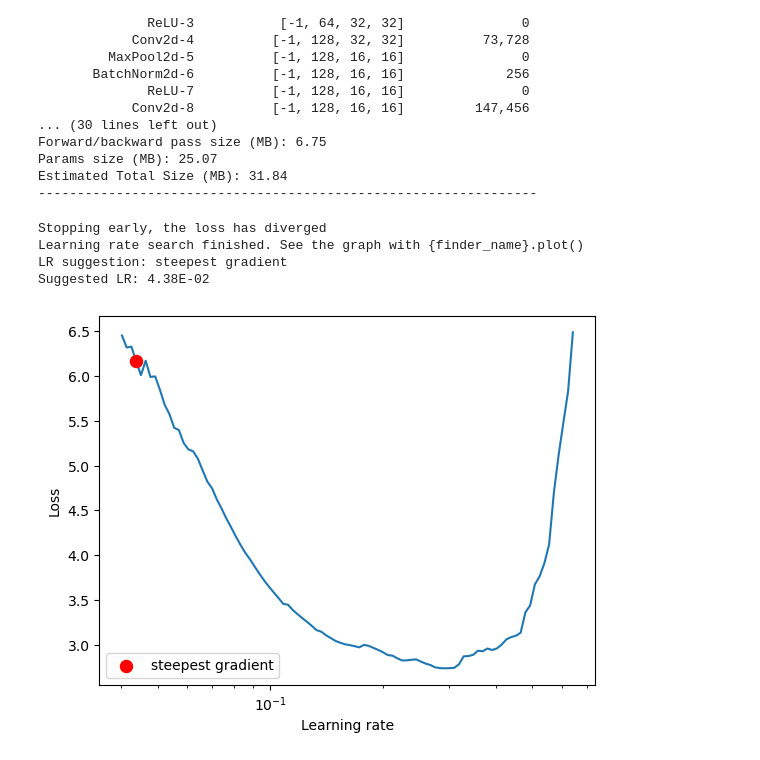
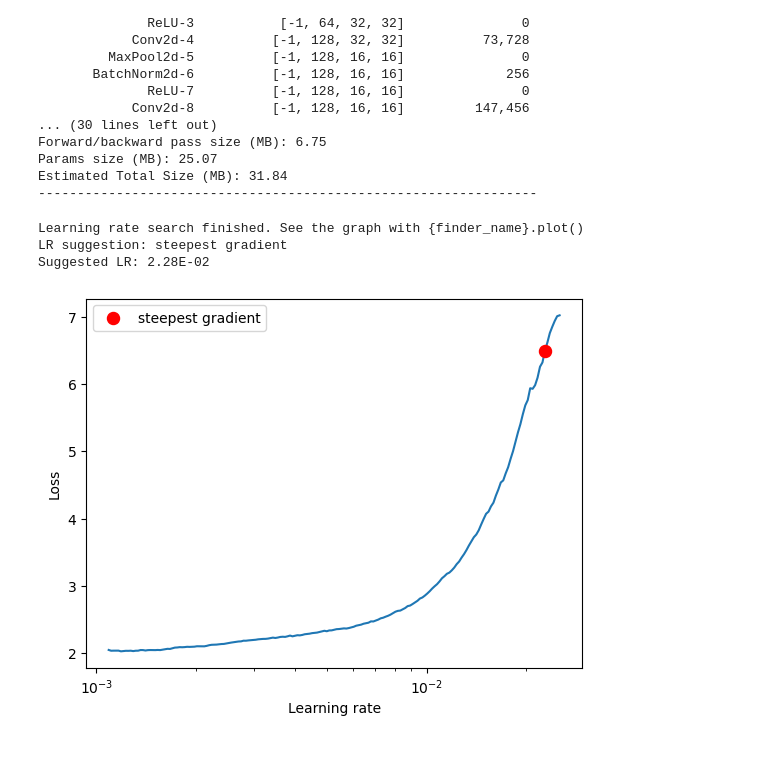
Before and after one commit to padmanabh275/S10_Resnet, a Jupyter notebook: S10_Final.ipynb, the cells around one changed output. Saved outputs shown, nothing was run; the diff lists cells and outputs as text; code cells hidden in the pictures.

```diff
--- a/S10_Final.ipynb
+++ b/S10_Final.ipynb
@@ -79,19 +79,18 @@ Estimated Total Size (MB): 31.84
 # %%
 from torch_lr_finder import LRFinder
 
 model = Res_Net().to(device)
 optimizer = optim.Adam(model.parameters(), lr=0.03, weight_decay=1E-3)
 criterion = nn.CrossEntropyLoss()
 lr_finder = LRFinder(model, optimizer, criterion, device="cpu")
-lr_finder.range_test(load['train'], end_lr=10, num_iter=200, step_mode="exp")
+lr_finder.range_test(load['train'], end_lr=1e-3, num_iter=200, step_mode="exp")
 lr_finder.plot() # to inspect the loss-learning rate graph
 lr_finder.reset() # to reset the model and optimizer to their initial state
 # %% [output]
-Stopping early, the loss has diverged
 Learning rate search finished. See the graph with {finder_name}.plot()
 LR suggestion: steepest gradient
-Suggested LR: 4.38E-02
+Suggested LR: 2.28E-02
-[figure, old version]
+[figure, new version]
 # %%
 import engine
 # %%
```
Also changed, not shown: parts of 1 cell of this notebook.
